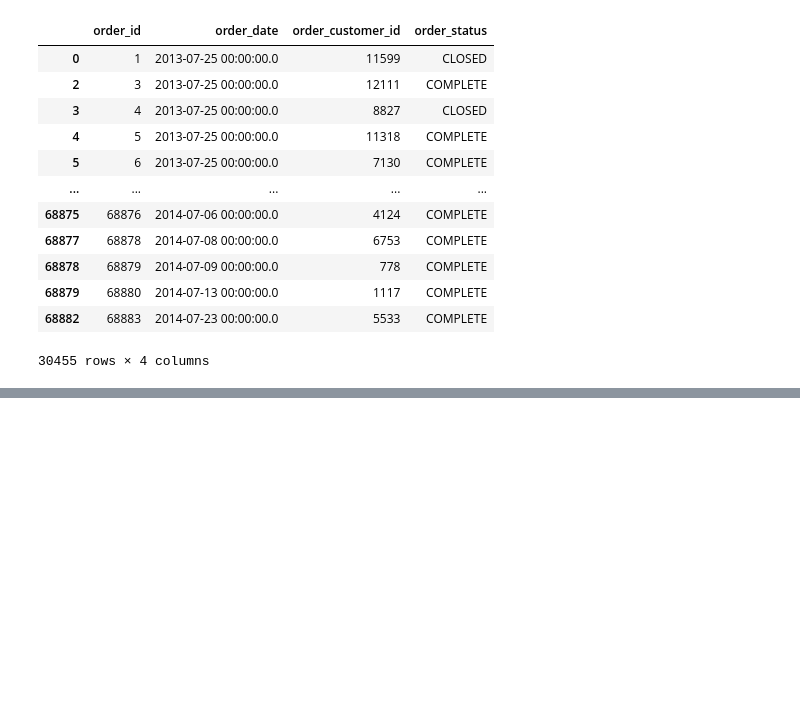
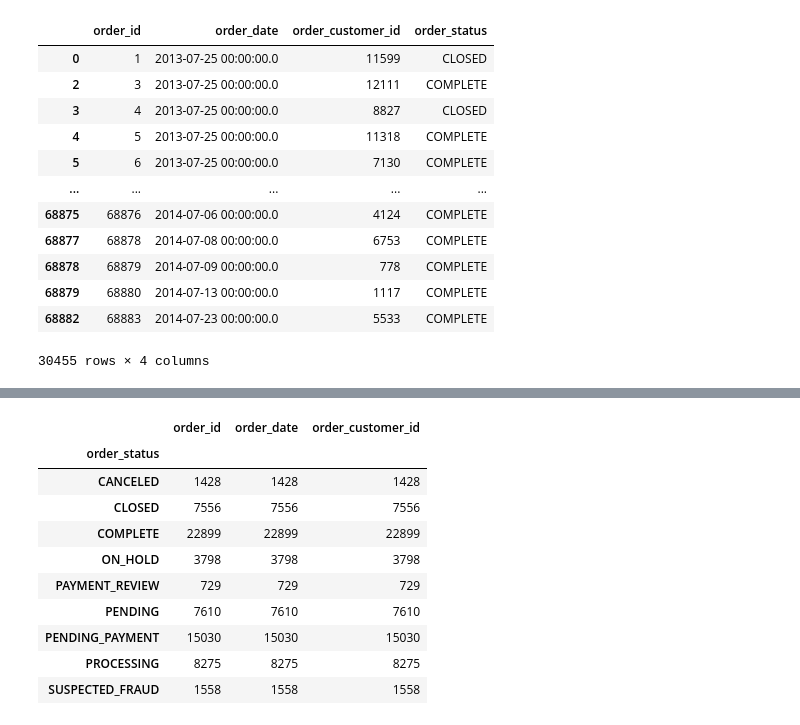
Before and after one commit to SushantGambhir/Python-collection-for-data-engineering, a Jupyter notebook: 04_Pandas1.ipynb, the cells around one changed output, grey strips where cells are left out. Cells and saved outputs as stored; diff of their text form; code cells hidden in the pictures; blank space fills up the shorter version.

```diff
--- a/04_Pandas1.ipynb
+++ b/04_Pandas1.ipynb
@@ -166,0 +197,14 @@ orders.query("order_status == 'COMPLETE' or order_status == 'CLOSED'")
+# %%
+orders.groupby('order_status').agg('count')
+# %% [output]
+|  | order_id | order_date | order_customer_id |
+| order_status |  |  |  |
+| CANCELED | 1428 | 1428 | 1428 |
+| CLOSED | 7556 | 7556 | 7556 |
+| COMPLETE | 22899 | 22899 | 22899 |
+| ON_HOLD | 3798 | 3798 | 3798 |
+| PAYMENT_REVIEW | 729 | 729 | 729 |
+| PENDING | 7610 | 7610 | 7610 |
+| PENDING_PAYMENT | 15030 | 15030 | 15030 |
+| PROCESSING | 8275 | 8275 | 8275 |
+| SUSPECTED_FRAUD | 1558 | 1558 | 1558 |
```
Also changed, not shown: parts of 8 cells of this notebook.
